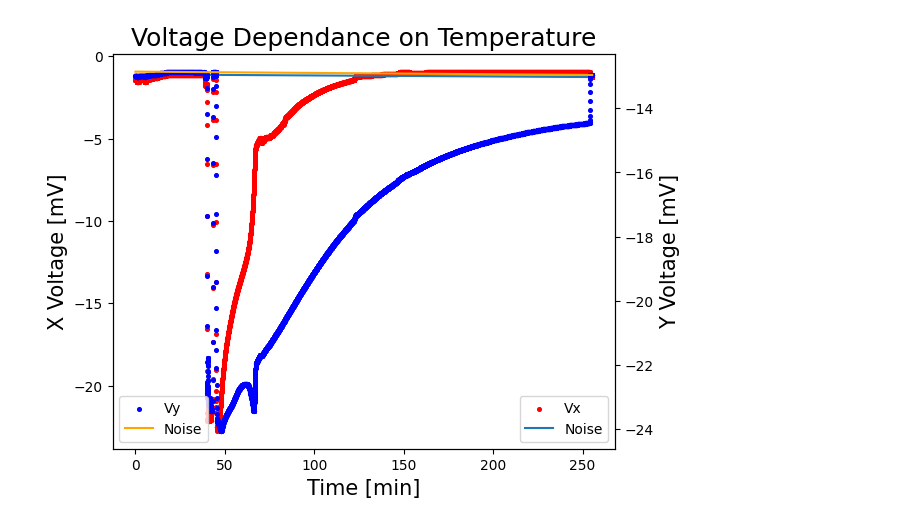
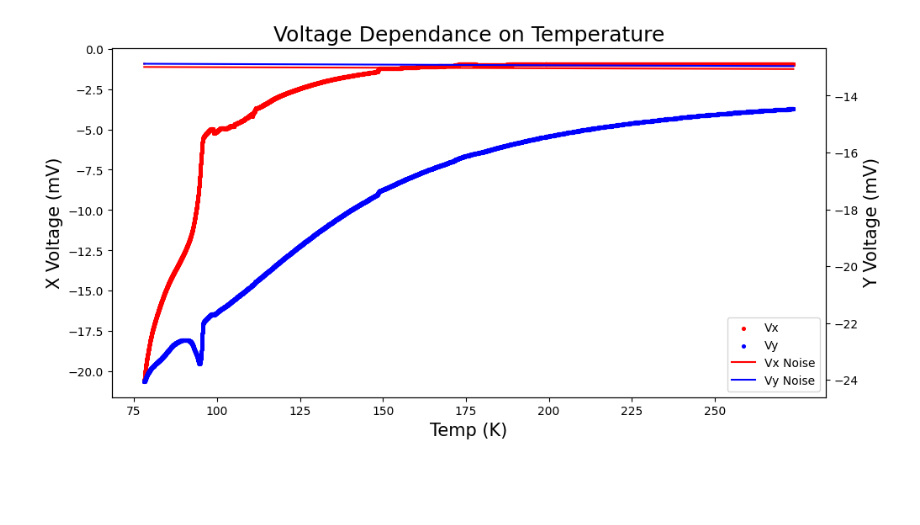
Before and after one commit to wendl198/ContactlessProbe, a Jupyter notebook: AnalysisStuff/PhasePredict.ipynb, the cells around one changed output. Cells and saved outputs as stored; diff of their text form; code cells hidden in the pictures; blank space fills up the shorter version.

```diff
--- a/AnalysisStuff/PhasePredict.ipynb
+++ b/AnalysisStuff/PhasePredict.ipynb
@@ -66,56 +147,70 @@ bx2.legend(['Vy'])
 # %%
+# show the final voltage measurements throughout the run
+
 # Change these
-intial_cal_start_time = 43.8
-intial_cal_end_time = 45
-final_cal_start_time = 254.2
-final_cal_end_time = 255.3
+intial_cal_start_time = 43.3#349.3#38 #
+intial_cal_end_time = 45.1#351.2#39.8 #
+final_cal_start_time = 254.1#583#294#
+final_cal_end_time = 255.3#586#296#
 
-run_start_time = 50
-run_stop_time = 254
+run_start_time = 48#356#47 #
+run_stop_time = 253#582.7#270 #
 
+lower_temp = 76
+
+xstep1 = 25
 
 
 totaltime = (final_cal_end_time + final_cal_start_time)/2 - (intial_cal_end_time + intial_cal_start_time)/2
 starts = np.logical_and(t >= intial_cal_start_time, t <= intial_cal_end_time)
 ends = np.logical_and(t >= final_cal_start_time, t <= final_cal_end_time)
 
-xslope = (x[ends].mean() - x[starts].mean())/totaltime
-yslope = (y[ends].mean() - y[starts].mean())/totaltime
+xslope = (x[ends].mean() - x[starts].mean()-x_amp)/totaltime
+yslope = (y[ends].mean() - y[starts].mean()-y_amp)/totaltime
+
+print(xslope*totaltime,yslope*totaltime)
 
 x_noise = xslope*(t - (intial_cal_end_time + intial_cal_start_time)/2) + x[starts].mean()
 y_noise = yslope*(t - (intial_cal_end_time + intial_cal_start_time)/2) + y[starts].mean()
 
 
-fig1 = plt.figure(constrained_layout = True)
-bx1 = fig1.add_subplot(1, 1, 1)
-bx1.set_title('Voltage Dependance on Temperature',fontsize = 18)
-bx1.scatter(t,x,color='red',s=7)
-bx1.plot(t,x_noise)
-bx1.set_xlabel('Time [min]',fontsize = 15)
-bx1.set_ylabel('X Voltage [mV]',fontsize = 15)
-bx2 = bx1.twinx()
-bx2.scatter(t,y,color='blue',s=7)
-bx2.plot(t,y_noise,color='orange')
-bx2.set_ylabel('Y Voltage [mV]',fontsize = 15)
-bx1.legend(['Vx','Noise'])
-bx2.legend(['Vy','Noise'])
+indexes0 = np.logical_not(t < jump_time_end)
+x_noise[indexes0] = x_noise[indexes0] - x_amp
+y_noise[indexes0] = y_noise[indexes0] - y_amp
 
-indexes1 = np.logical_and(t >= run_start_time, t <= run_stop_time)
-t = t[indexes1]
-T = T[indexes1]
-x = x[indexes1]
-y = y[indexes1]
+indexes1 = np.logical_and(t >= run_start_time, t <= run_stop_time,T >= lower_temp)
+t1 = t[indexes1]
+T1 = T[indexes1]
+x1 = x2[indexes1]
+y1 = y2[indexes1]
 x_noise = x_noise[indexes1]
 y_noise = y_noise[indexes1]
 
-# remove 0 temp terms
-a = 77 #lower bound
-b = 300 #upper temp bound
-indexes2 = np.logical_and(T >= a, T <= b)
-t = t[indexes2]
-T = T[indexes2]
-x = x[indexes2]
-y = y[indexes2]
-x_noise = x_noise[indexes2]
-y_noise = y_noise[indexes2]
+indexes1 = np.logical_not(T1 < lower_temp)
+t1 = t1[indexes1]
+T1 = T1[indexes1]
+x1 = x1[indexes1]
+y1 = y1[indexes1]
+x_noise = x_noise[indexes1]
+y_noise = y_noise[indexes1]
+# x_noise = np.ones(len(x_noise))*x[ends].mean()
+# y_noise = np.ones(len(y_noise))*y[ends].mean()
+
+fig1 = plt.figure(constrained_layout = True, figsize=(10, 5))
+bx1 = fig1.add_subplot(1, 1, 1)
+bx1.set_title('Voltage Dependance on Temperature',fontsize = 18)
+bx1.scatter(T1,x1,color='red',s=7)
+bx1.plot(T1,x_noise,color='red')
+bx1.set_xlabel('Temp (K)',fontsize = 15)
+bx1.set_ylabel('X Voltage (mV)',fontsize = 15)
+bx1.set_xticks(np.arange(75, T1[-1], step=xstep1))
+bx2 = bx1.twinx()
+bx2.scatter(T1[0],y1[0],color='red',s=7)
+bx2.scatter(T1,y1,color='blue',s=7)
+bx2.plot(T1[0:2],y_noise[0:2],color='red')
+bx2.plot(T1,y_noise,color='blue')
+bx2.set_ylabel('Y Voltage (mV)',fontsize = 15)
+bx2.legend(['Vx','Vy','Vx Noise','Vy Noise'])
+# bx2.set_ylim([-13,-12.8])
+# bx1.set_ylim([-.6,-.45])
 # %% [output]
@@ -122 +219 @@ y_noise = y_noise[indexes2]
-[figure, old version]
+[figure, new version]
```
Also changed, not shown: parts of 7 cells of this notebook, 7 other files.
